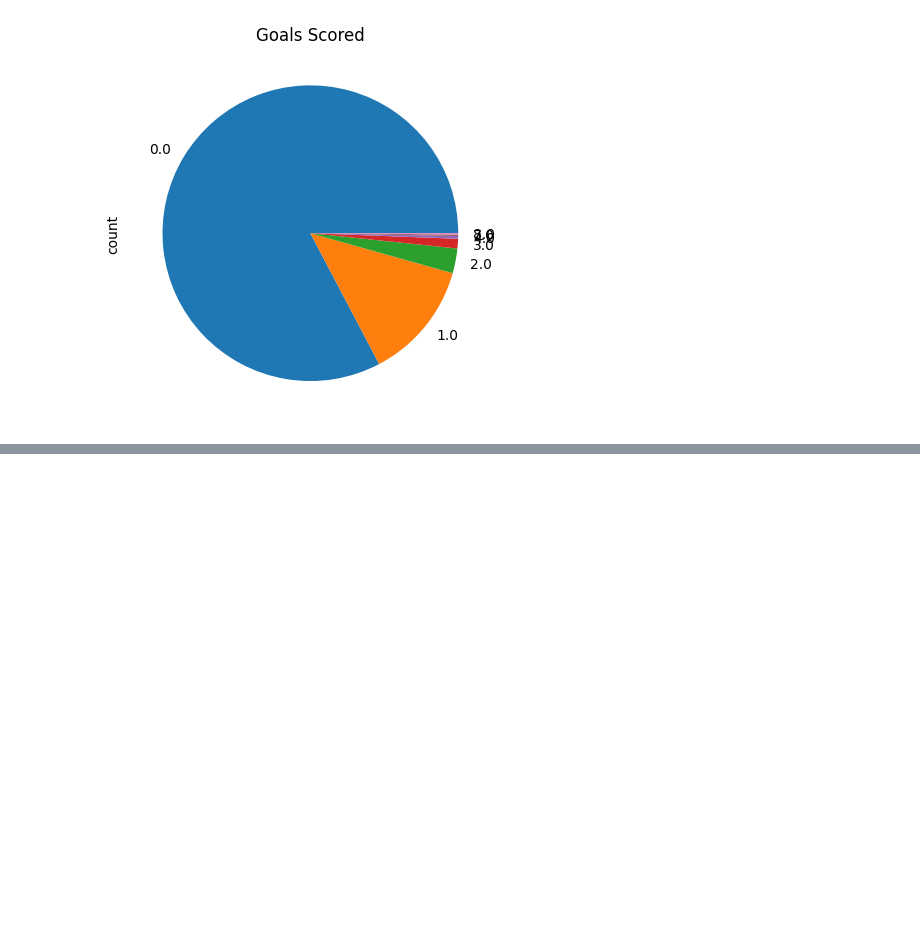
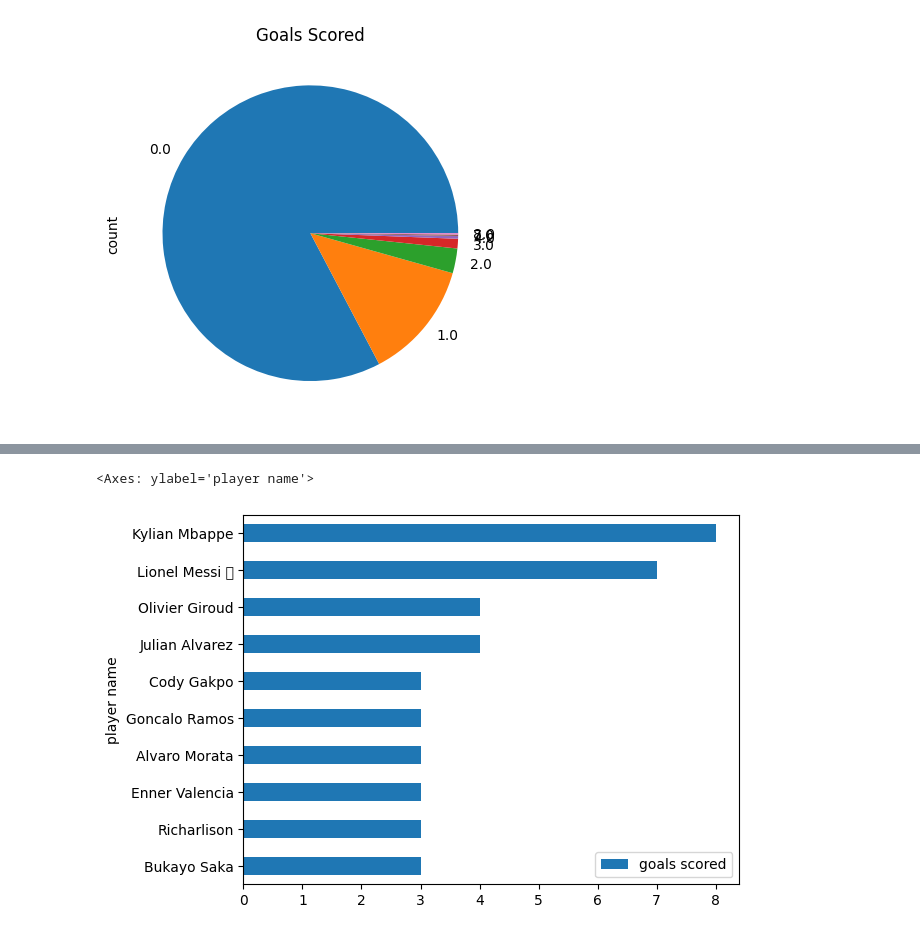
Before and after one commit to Vanshaj14Mohan/Python-data-science, a Jupyter notebook: data_analysis/pandas.ipynb, the cells around one changed output, grey strips where cells are left out. Cells and saved outputs as stored; diff of their text form; code cells hidden in the pictures; blank space fills up the shorter version.

```diff
--- a/data_analysis/pandas.ipynb
+++ b/data_analysis/pandas.ipynb
@@ -426,0 +503,6 @@ df["goals scored"].value_counts().plot(kind ="pie", title="Goals Scored")
+# %%
+#To print in reverse
+df.head(10)[::-1].plot(kind="barh", x="player name", y="goals scored")
+# %% [output]
+<Axes: ylabel='player name'>
+[figure, added]
```
Also changed, not shown: parts of 15 cells of this notebook, 1 other file.
